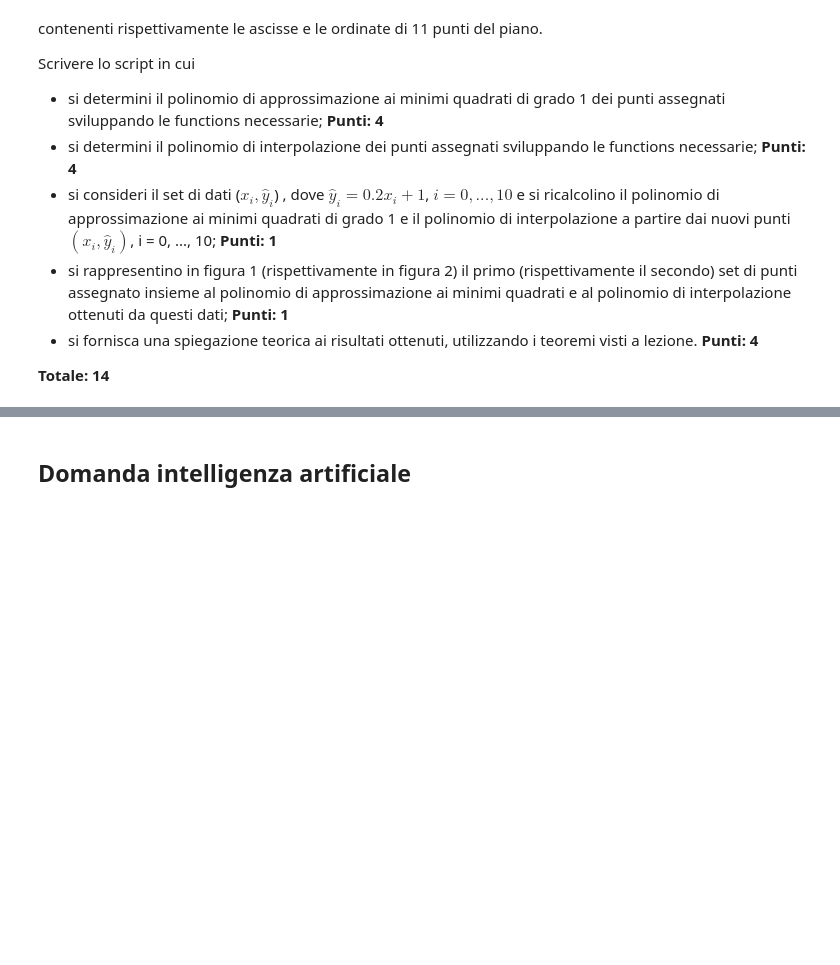
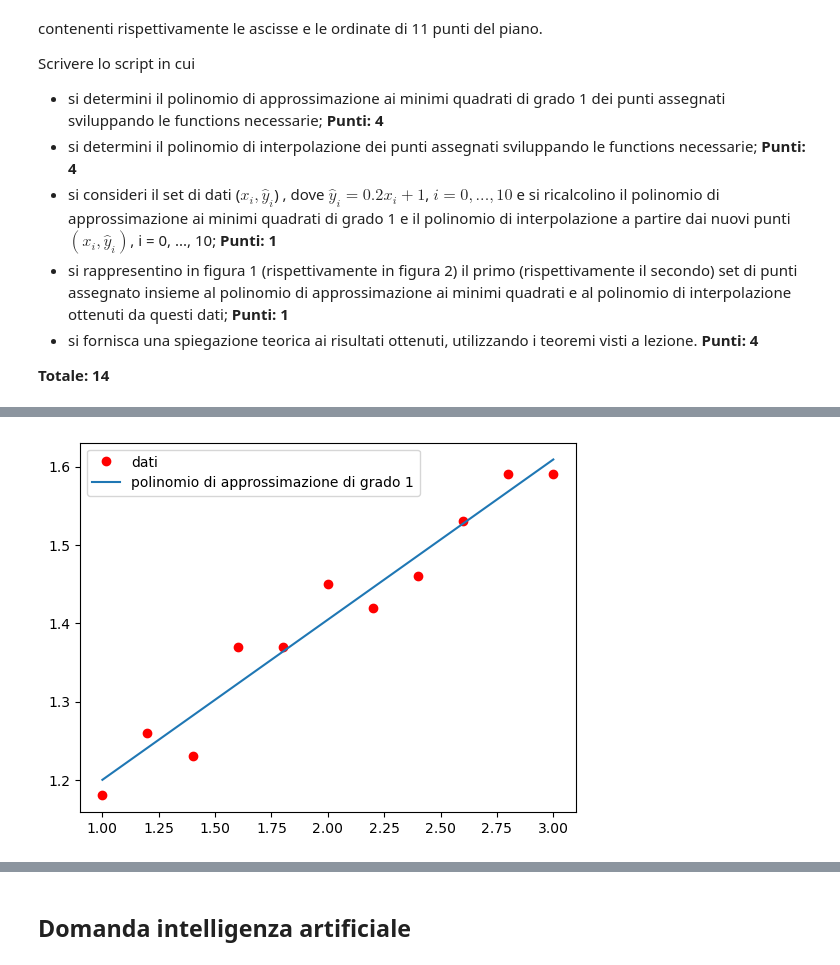
Before and after one commit to FabioFattori/eserciziMetodiNumerici, a Jupyter notebook: Esame21Luglio_TurnoI/Esame21Luglio_2023-Turno_I.ipynb, the cells around one changed output, grey strips where cells are left out. Saved outputs shown, nothing was run; the diff lists cells and outputs as text; code cells hidden in the pictures; blank space fills up the shorter version.

```diff
--- a/Esame21Luglio_TurnoI/Esame21Luglio_2023-Turno_I.ipynb
+++ b/Esame21Luglio_TurnoI/Esame21Luglio_2023-Turno_I.ipynb
@@ -261,0 +316,21 @@ plt.show()
+# %%
+x = np.array([1.0, 1.2, 1.4, 1.6, 1.8, 2.0, 2.2, 2.4, 2.6, 2.8, 3.0])
+
+y = np.array([1.18, 1.26, 1.23, 1.37, 1.37, 1.45, 1.42, 1.46, 1.53, 1.59, 1.59])
+
+plt.plot(x,y,"ro")
+
+xx = np.linspace(min(x),max(x),200)
+
+n = 1
+
+A = np.vander(x,increasing=True)[:,:n+1]
+x_n,res_n = qrLS(A,y)
+pol = np.polyval(np.flip(x_n),xx)
+
+
+plt.plot(xx,pol)
+plt.legend(["dati","polinomio di approssimazione di grado 1"])
+plt.show()
+# %% [output]
+[figure, added]
```
Also changed, not shown: parts of 16 cells of this notebook, 1 other file.
